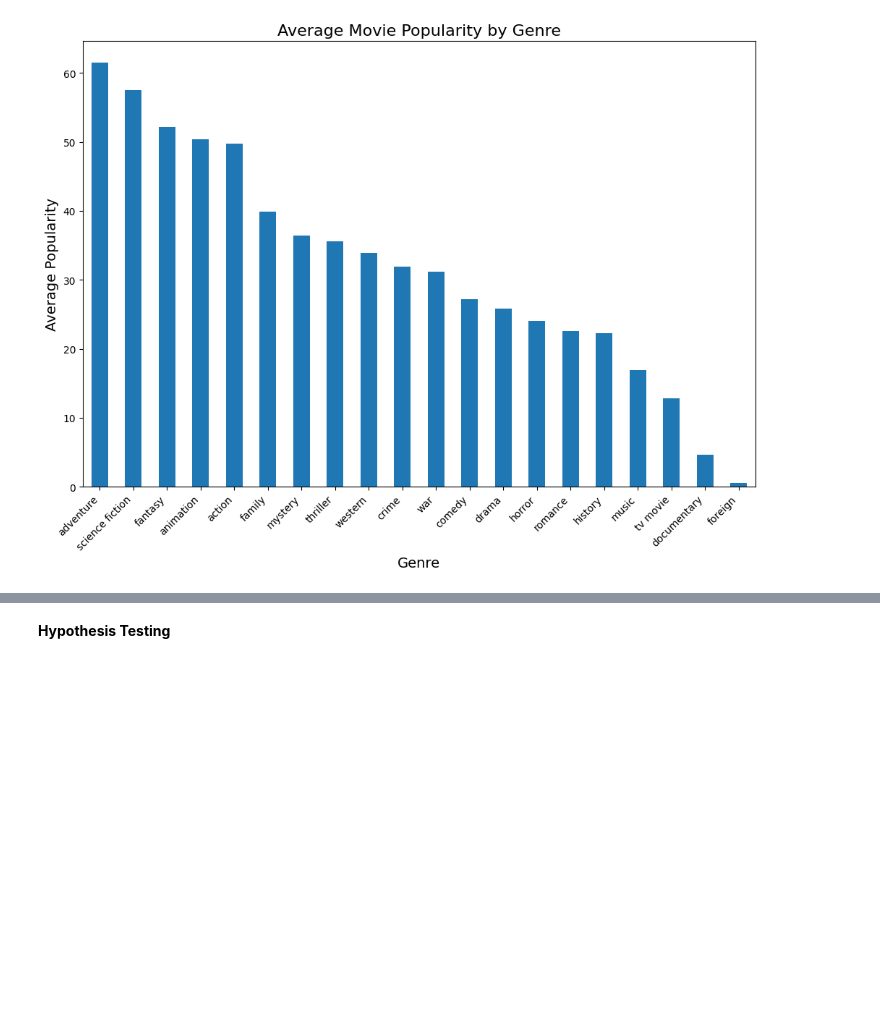
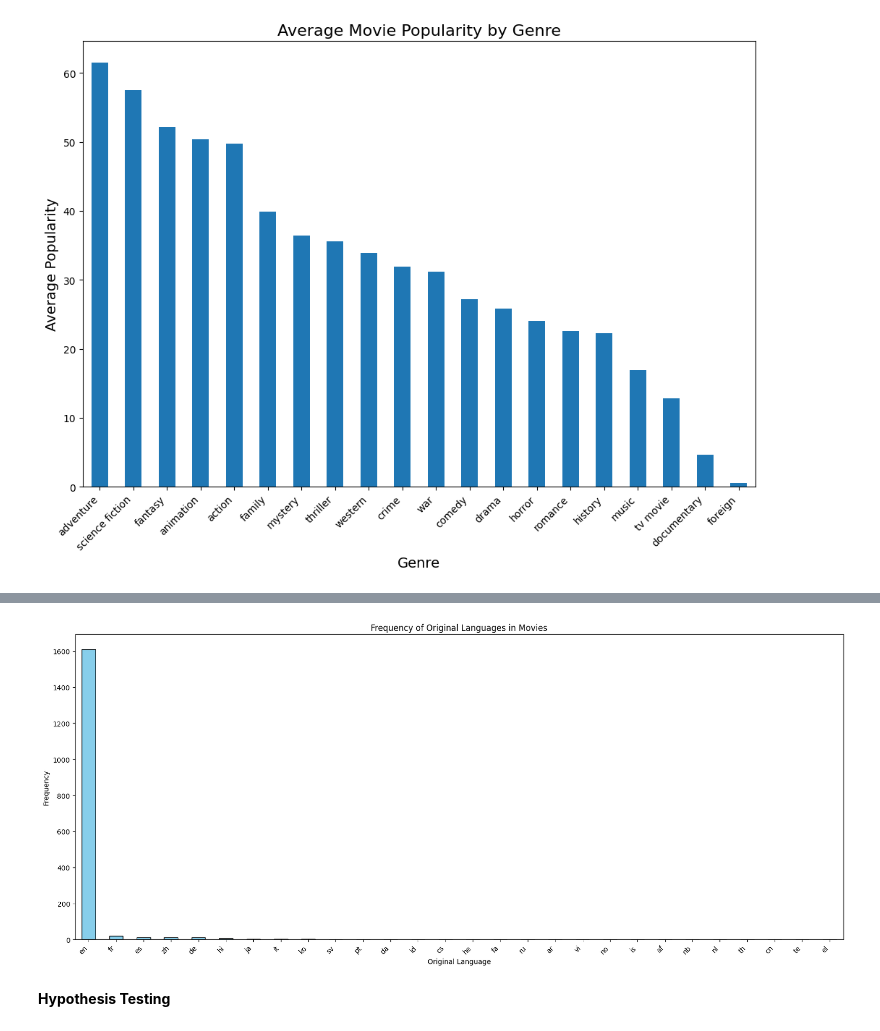
Before and after one commit to krishnachovatiya/automatic-octo-fortnight, a Jupyter notebook: movie(new).ipynb, the cells around one changed output, grey strips where cells are left out. Cells and saved outputs as stored; diff of their text form; code cells hidden in the pictures; blank space fills up the shorter version.

```diff
--- a/movie(new).ipynb
+++ b/movie(new).ipynb
@@ -200,3 +191,16 @@ NameError: name 'df_exploded' is not defined
+# %%
+import matplotlib.pyplot as plt
+
+# Plotting bar chart for 'original_language' column
+plt.figure(figsize=(20, 8))
+df_cleaned['original_language'].value_counts().plot(kind='bar', color='skyblue', edgecolor='black')
+plt.title('Frequency of Original Languages in Movies')
+plt.xlabel('Original Language')
+plt.ylabel('Frequency')
+plt.xticks(rotation=45, ha='right')
+plt.show()
+# %% [output]
+[figure, added]
 # %% [markdown]
 
 **Hypothesis Testing**
```
Also changed, not shown: parts of 8 cells of this notebook.
